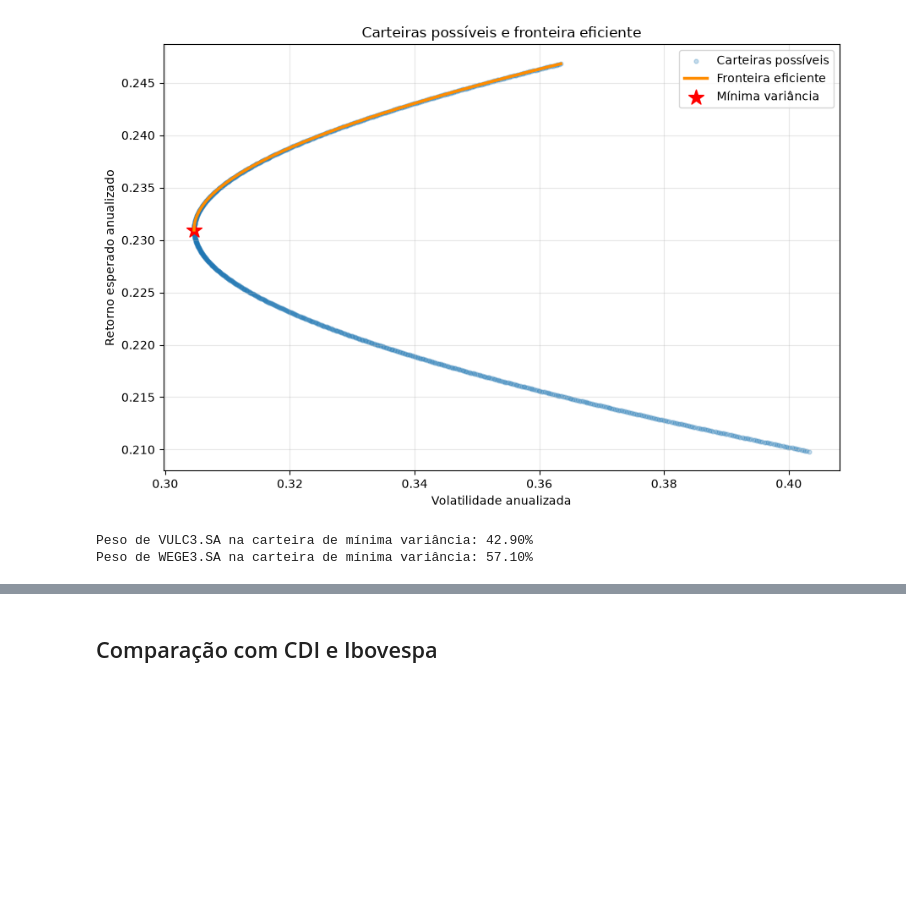
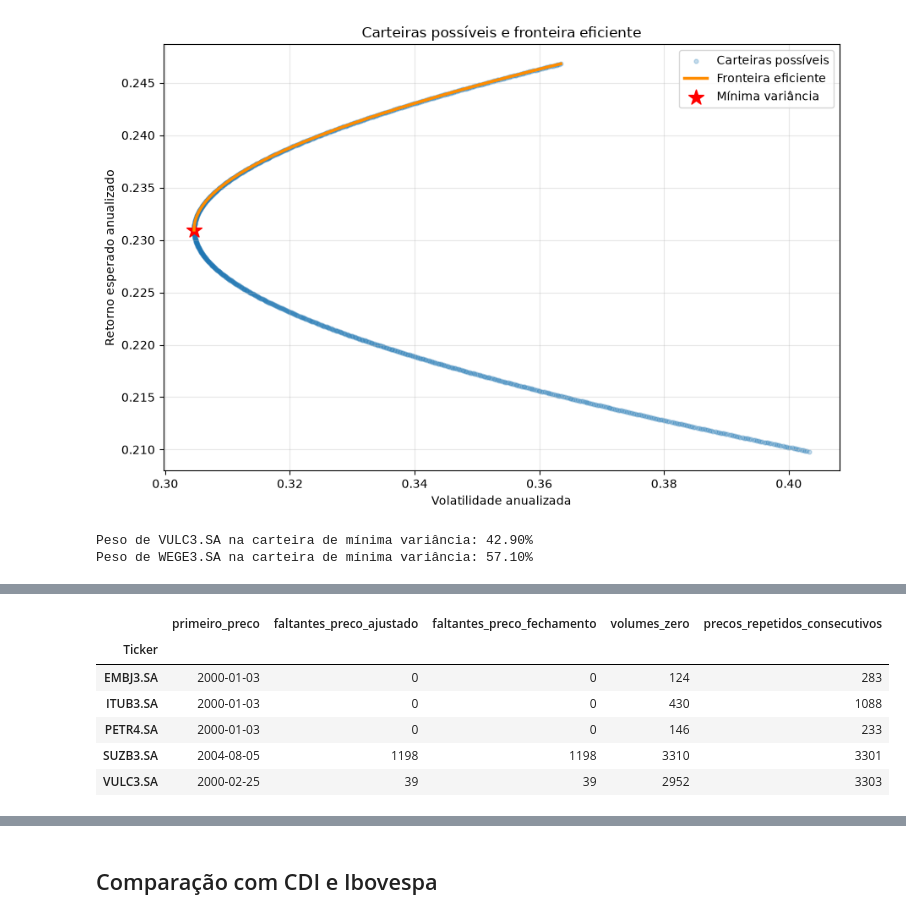
Before and after one commit to MatheusBorgesBS/Projeto-financeiro-elias, a Jupyter notebook: test.ipynb, the cells around one changed output, grey strips where cells are left out. Drawn from its saved outputs; the diff is of its cells as text; code cells hidden in the pictures; blank space fills up the shorter version.

```diff
--- a/test.ipynb
+++ b/test.ipynb
@@ -386,70 +382,74 @@ Peso de WEGE3.SA na carteira de mínima variância: 57.10%
 # %%
-# Baixa os dados históricos dos cinco ativos e separa calibração e teste.
+# 1. Coleta, qualidade dos dados e definição das janelas
 import numpy as np
 import requests
 from scipy.optimize import minimize
 
-ativos = ["EMBJ3.SA", "ITUB3.SA", "PETR4.SA", "WEGE3.SA", "VULC3.SA"]
+ativos = ["EMBJ3.SA", "ITUB3.SA", "PETR4.SA", "SUZB3.SA", "VULC3.SA"]
+# Janela de calibração configurável. 2000 é o limite solicitado; cada ativo só entra quando há dados.
 data_inicio_calibracao = "2000-01-01"
+data_fim_calibracao_exclusivo = "2021-01-01"  # até o último pregão de 2020
 data_inicio_teste = "2021-01-01"
-ultimo_dia_teste = min(pd.Timestamp.today().normalize(), pd.Timestamp("2026-12-31"))
-data_fim = (ultimo_dia_teste + pd.Timedelta(days=1)).strftime("%Y-%m-%d")
+data_fim_teste_exclusivo = "2026-01-01"  # cinco anos-calendário: 2021–2025
+data_fim = data_fim_teste_exclusivo
 
-# Usa o código atual da Embraer na série histórica.
+# Mantém as três séries originais para auditoria.
 dados_historicos = yf.download(
-    ativos,
-    start=data_inicio_calibracao,
-    end=data_fim,
-    interval="1d",
-    auto_adjust=False,
-    progress=False,
-    group_by="column",
+    ativos, start=data_inicio_calibracao, end=data_fim, interval="1d",
+    auto_adjust=False, progress=False, group_by="column",
 )
-precos_carteira = dados_historicos["Adj Close"].reindex(columns=ativos)
+precos_fechamento = dados_historicos["Close"].reindex(columns=ativos)
+precos_ajustados = dados_historicos["Adj Close"].reindex(columns=ativos)
+volumes_carteira = dados_historicos["Volume"].reindex(columns=ativos)
+precos_carteira = precos_ajustados.copy()  # proxy de retorno total do provedor
 
-# CDI diário do Banco Central (série SGS 12), convertido de % para decimal.
-# A API do SGS limita cada consulta de série diária a até 10 anos;
-# buscamos em blocos menores e concatenamos a série completa.
-limites_cdi = [
-    ("01/01/2000", "31/12/2009"),
-    ("01/01/2010", "31/12/2019"),
-    ("01/01/2020", ultimo_dia_teste.strftime("%d/%m/%Y")),
-]
+# CDI diário do Banco Central (SGS 12), convertido de % para decimal.
+limites_cdi = [("01/01/2000", "31/12/2009"), ("01/01/2010", "31/12/2019"), ("01/01/2020", "31/12/2025")]
 tabelas_cdi = []
 for data_inicial_cdi, data_final_cdi in limites_cdi:
     resposta_cdi = requests.get(
         "https://api.bcb.gov.br/dados/serie/bcdata.sgs.12/dados",
-        params={
-            "formato": "json",
-            "dataInicial": data_inicial_cdi,
-            "dataFinal": data_final_cdi,
-        },
-        timeout=30,
+        params={"formato": "json", "dataInicial": data_inicial_cdi, "dataFinal": data_final_cdi}, timeout=30,
     )
     resposta_cdi.raise_for_status()
     tabelas_cdi.extend(resposta_cdi.json())
-tabela_cdi = pd.DataFrame(tabelas_cdi)
+tabela_cdi = pd.DataFrame(tabelas_cdi).drop_duplicates(subset="data", keep="last")
 tabela_cdi["data"] = pd.to_datetime(tabela_cdi["data"], dayfirst=True)
 tabela_cdi["valor"] = pd.to_numeric(tabela_cdi["valor"], errors="coerce")
 serie_cdi = (tabela_cdi.set_index("data")["valor"] / 100).sort_index().rename("CDI")
 
-print("Primeira data disponível por ativo:")
-display(precos_carteira.apply(lambda coluna: coluna.first_valid_index()).rename("Início disponível").to_frame())
-precos_comuns = precos_carteira.dropna(how="any")
-retornos_diarios_todos = precos_comuns.pct_change(fill_method=None).dropna(how="any")
-retornos_calibracao = retornos_diarios_todos.loc[data_inicio_calibracao:"2020-12-31"].dropna(how="any")
-retornos_teste = retornos_diarios_todos.loc[data_inicio_teste:].dropna(how="any")
+# Diagnóstico preserva as séries originais. Volume zero é tratado como ausência
+# de negociação no modelo, sem apagar nem sobrescrever a coleta original.
+qualidade = pd.DataFrame({
+    "primeiro_preco": precos_carteira.apply(lambda s: s.first_valid_index()),
+    "faltantes_preco_ajustado": precos_ajustados.isna().sum(),
+    "faltantes_preco_fechamento": precos_fechamento.isna().sum(),
+    "volumes_zero": volumes_carteira.eq(0).sum(),
+    "precos_repetidos_consecutivos": precos_carteira.diff().eq(0).sum(),
+})
+print("Qualidade inicial por ativo:")
+display(qualidade)
 
+# Calcula retornos antes de excluir linhas incompletas, evitando retornos de vários
+# pregões tratados como diários. Política explícita: zero volume invalida o preço do dia
+# e interrompe a série desse ativo. Mude após revisar a confiabilidade do volume do Yahoo.
+excluir_volume_zero = True
+precos_modelagem = precos_carteira.mask(volumes_carteira.eq(0)) if excluir_volume_zero else precos_carteira.copy()
+retornos_diarios_todos = precos_modelagem.pct_change(fill_method=None)
+retornos_diarios_todos = retornos_diarios_todos.replace([np.inf, -np.inf], np.nan)
+retornos_completos = retornos_diarios_todos.dropna(how="any")
+retornos_calibracao = retornos_completos.loc[data_inicio_calibracao:data_fim_calibracao_exclusivo].copy()
+retornos_teste = retornos_completos.loc[data_inicio_teste:data_fim_teste_exclusivo].copy()
 if retornos_calibracao.empty:
-    raise ValueError("Não há retornos comuns dos cinco ativos na janela de calibração.")
+    raise ValueError("Não há retornos completos dos cinco ativos na calibração.")
 if retornos_teste.empty:
-    raise ValueError("Não há retornos comuns dos cinco ativos na janela de teste.")
-
-print("Janela de calibração disponível:", retornos_calibracao.index.min().date(), "a", retornos_calibracao.index.max().date())
-print("Janela de backtest:", retornos_teste.index.min().date(), "a", retornos_teste.index.max().date())
-print("Pregões na calibração:", len(retornos_calibracao), "| no teste:", len(retornos_teste))
-print("Liquidez financeira média por ativo nos últimos 252 pregões (R$):")
-precos_fechamento = dados_historicos["Close"].reindex(columns=ativos)
-volumes_carteira = dados_historicos["Volume"].reindex(columns=ativos)
+    raise ValueError("Não há retornos completos dos cinco ativos no teste.")
+print("Calibração efetiva:", retornos_calibracao.index.min().date(), "a", retornos_calibracao.index.max().date())
+print("Teste fixo:", retornos_teste.index.min().date(), "a", retornos_teste.index.max().date())
+print("Pregões completos — calibração:", len(retornos_calibracao), "| teste:", len(retornos_teste))
+print("Datas sem retorno completo — calibração:", retornos_diarios_todos.loc[data_inicio_calibracao:data_fim_calibracao_exclusivo].isna().any(axis=1).sum(),
+      "| teste:", retornos_diarios_todos.loc[data_inicio_teste:data_fim_teste_exclusivo].isna().any(axis=1).sum())
+print("Liquidez indicativa (Close × Volume), últimos 252 pregões disponíveis:")
 volume_financeiro_carteira = precos_fechamento * volumes_carteira
 display(volume_financeiro_carteira.tail(252).mean().sort_values(ascending=False))
+# %% [output]
@@ -455,0 +457,7 @@ display(volume_financeiro_carteira.tail(252).mean().sort_values(ascending=False)
+|  | primeiro_preco | faltantes_preco_ajustado | faltantes_preco_fechamento | volumes_zero | precos_repetidos_consecutivos |
+| Ticker |  |  |  |  |  |
+| EMBJ3.SA | 2000-01-03 | 0 | 0 | 124 | 283 |
+| ITUB3.SA | 2000-01-03 | 0 | 0 | 430 | 1088 |
+| PETR4.SA | 2000-01-03 | 0 | 0 | 146 | 233 |
+| SUZB3.SA | 2004-08-05 | 1198 | 1198 | 3310 | 3301 |
+| VULC3.SA | 2000-02-25 | 39 | 39 | 2952 | 3303 |
```
Also changed, not shown: parts of 16 cells of this notebook.
